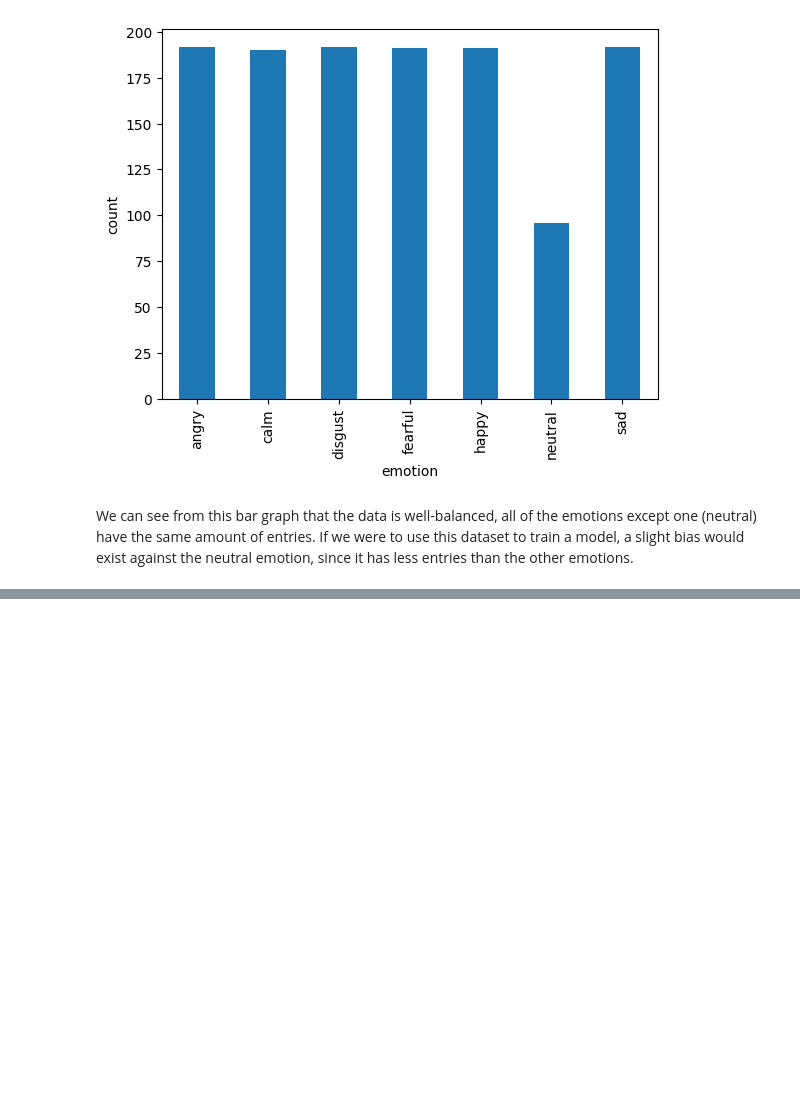
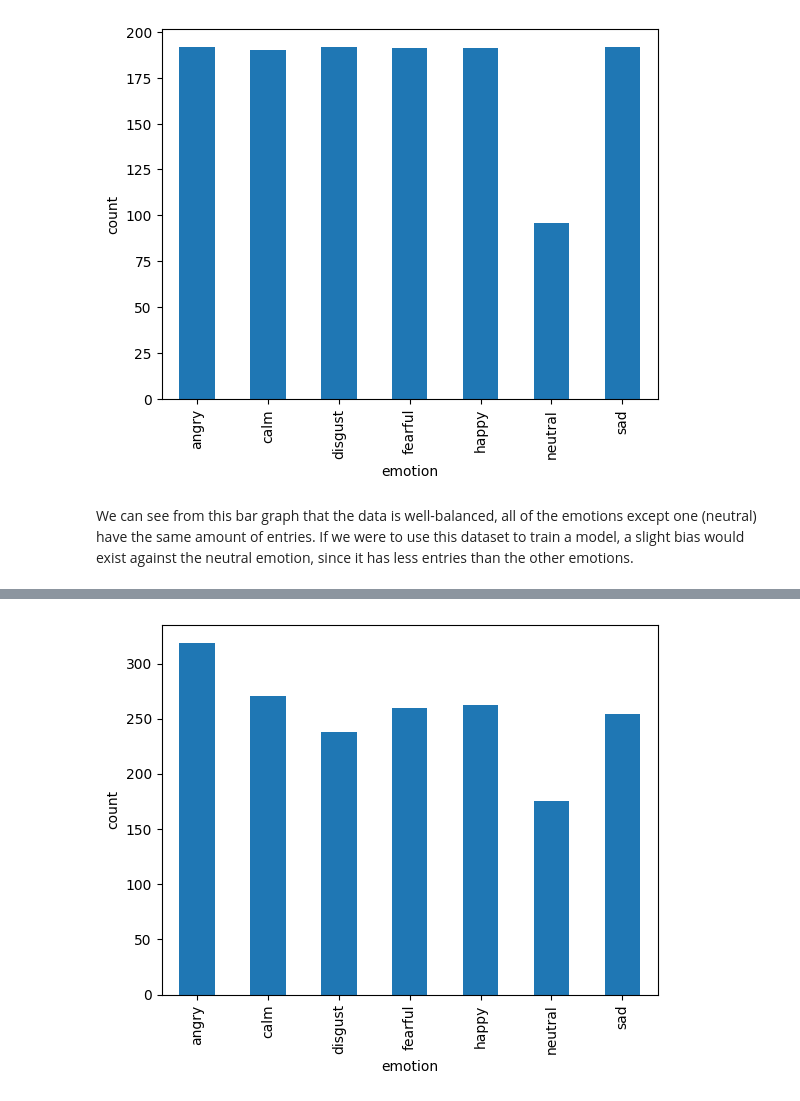
Before and after one commit to manideepvangari/Week-2_Data_Preprocessing, a Jupyter notebook: Week_2_Data_Preprocessing.ipynb, the cells around one changed output, grey strips where cells are left out. Drawn from its saved outputs; the diff is of its cells as text; code cells hidden in the pictures; blank space fills up the shorter version.

```diff
--- a/Week_2_Data_Preprocessing.ipynb
+++ b/Week_2_Data_Preprocessing.ipynb
@@ -1253,0 +1305,9 @@ We can see from this bar graph that the data is well-balanced, all of the emotio
+# %%
+import matplotlib.pyplot as py
+import seaborn as sea
+
+merged_dataframe.groupby('emotion').size().plot(kind='bar')
+py.ylabel('count')
+py.show()
+# %% [output]
+[figure, added]
```
Also changed, not shown: parts of 10 cells of this notebook.
